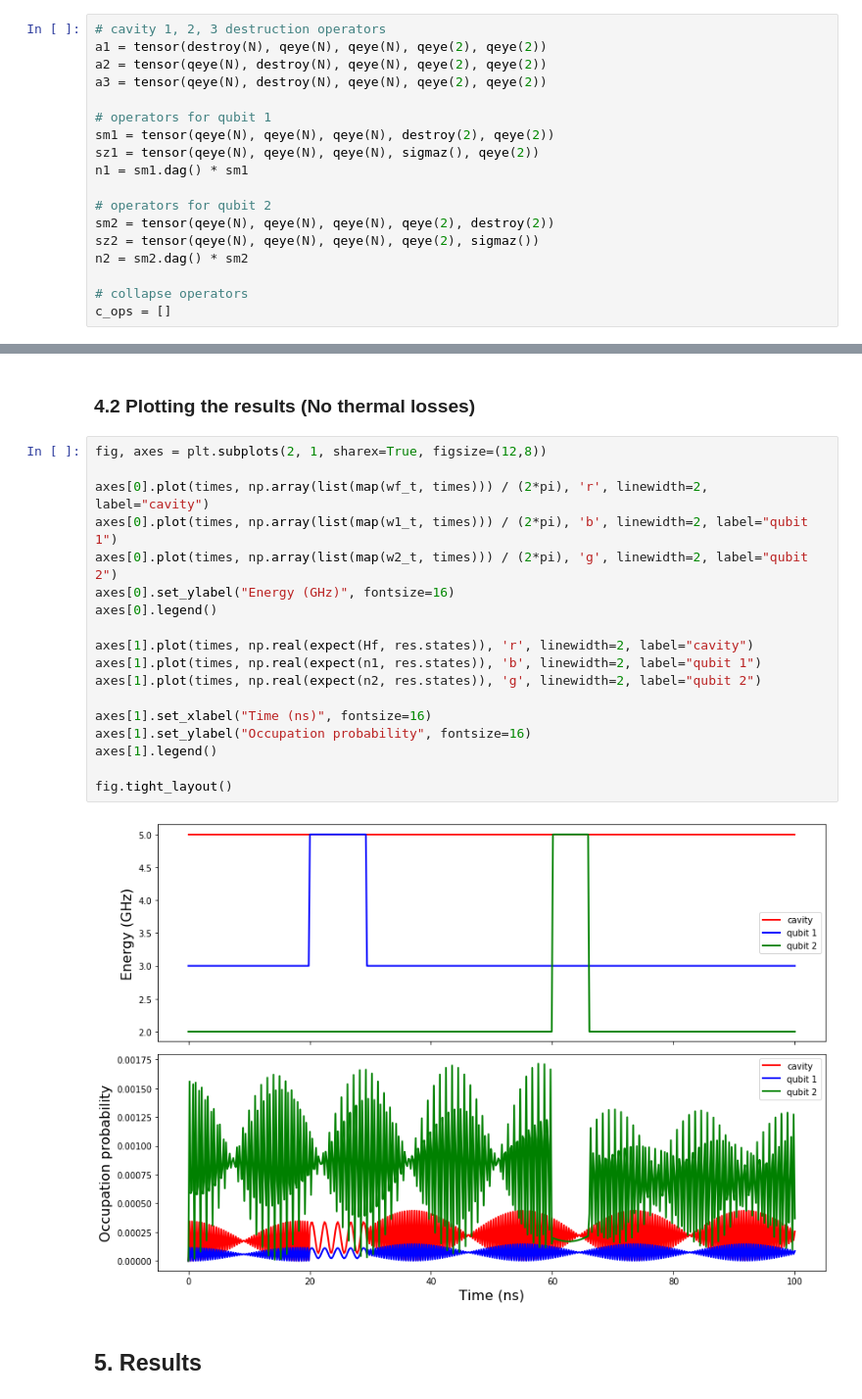
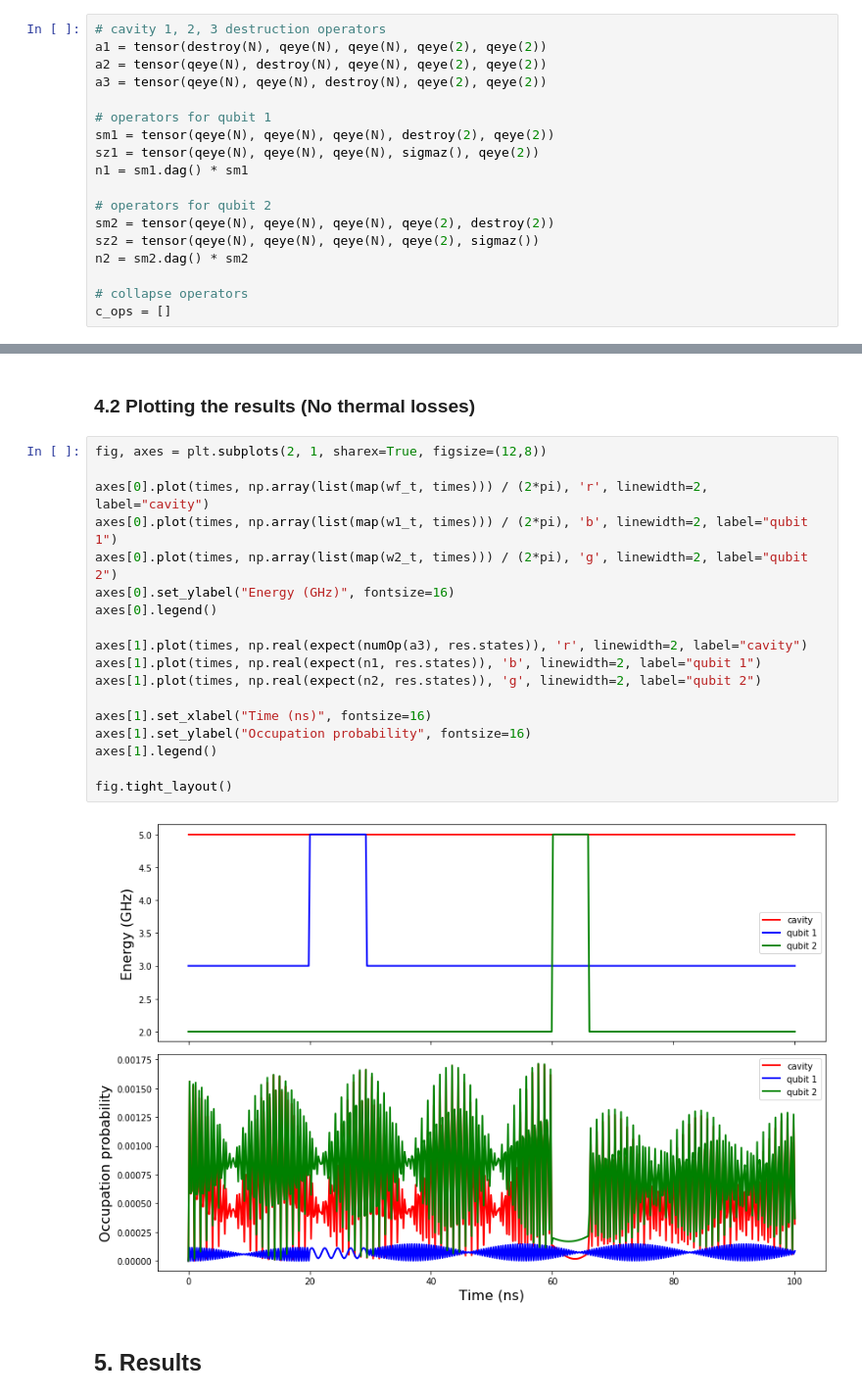
Before and after one commit to SoumyaShreeram/Qubit, a Jupyter notebook: ControlZ_no_th.ipynb, the cells around one changed output, grey strips where cells are left out. Shown at 98% size. Drawn from its saved outputs; the diff is of its cells as text.

```diff
--- a/ControlZ_no_th.ipynb
+++ b/ControlZ_no_th.ipynb
@@ -102,7 +102,7 @@ def sumDagger(m):
 # cavity 1, 2, 3 destruction operators
 a1 = tensor(destroy(N), qeye(N), qeye(N), qeye(2), qeye(2))
 a2 = tensor(qeye(N), destroy(N), qeye(N), qeye(2), qeye(2))
-a3 = tensor(qeye(N), destroy(N), qeye(N), qeye(2), qeye(2))
+a3 = tensor(qeye(N), qeye(N), destroy(N), qeye(2), qeye(2))
 
 # operators for qubit 1
 sm1 = tensor(qeye(N), qeye(N), qeye(N), destroy(2), qeye(2))
@@ -195,23 +195,23 @@ res = mesolve(H_t, psi0, times, c_ops, [])
 # %%
 fig, axes = plt.subplots(2, 1, sharex=True, figsize=(12,8))
 
 axes[0].plot(times, np.array(list(map(wf_t, times))) / (2*pi), 'r', linewidth=2, label="cavity")
 axes[0].plot(times, np.array(list(map(w1_t, times))) / (2*pi), 'b', linewidth=2, label="qubit 1")
 axes[0].plot(times, np.array(list(map(w2_t, times))) / (2*pi), 'g', linewidth=2, label="qubit 2")
 axes[0].set_ylabel("Energy (GHz)", fontsize=16)
 axes[0].legend()
 
-axes[1].plot(times, np.real(expect(Hf, res.states)), 'r', linewidth=2, label="cavity")
+axes[1].plot(times, np.real(expect(numOp(a3), res.states)), 'r', linewidth=2, label="cavity")
 axes[1].plot(times, np.real(expect(n1, res.states)), 'b', linewidth=2, label="qubit 1")
 axes[1].plot(times, np.real(expect(n2, res.states)), 'g', linewidth=2, label="qubit 2")
 
 axes[1].set_xlabel("Time (ns)", fontsize=16)
 axes[1].set_ylabel("Occupation probability", fontsize=16)
 axes[1].legend()
 
 fig.tight_layout()
 # %% [output]
-[figure, old version]
+[figure, new version]
 # %% [markdown]
 ## 5. Results
 # %%
```
Also changed, not shown: 3 other files.
